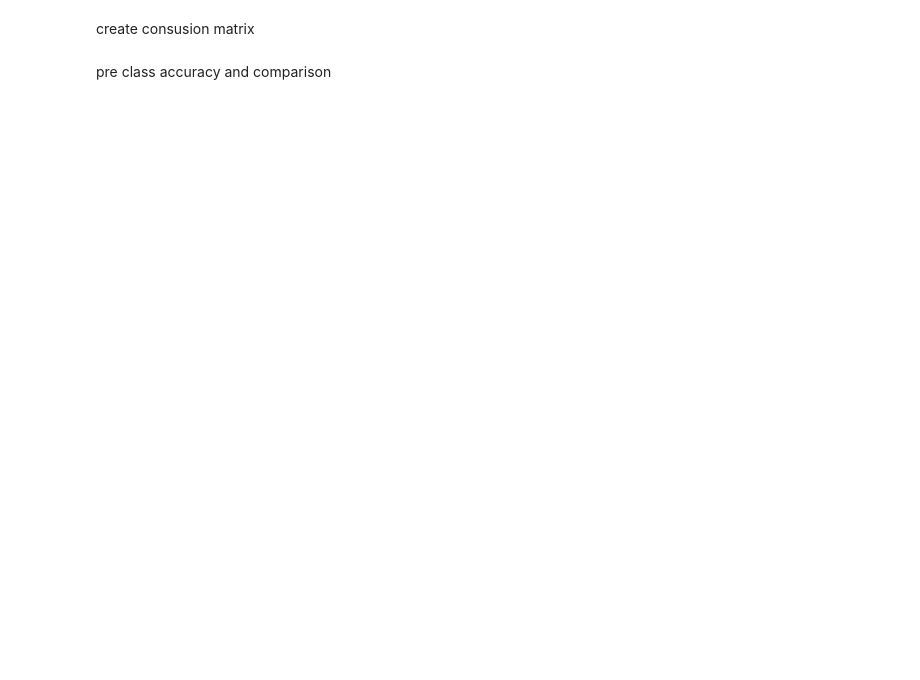
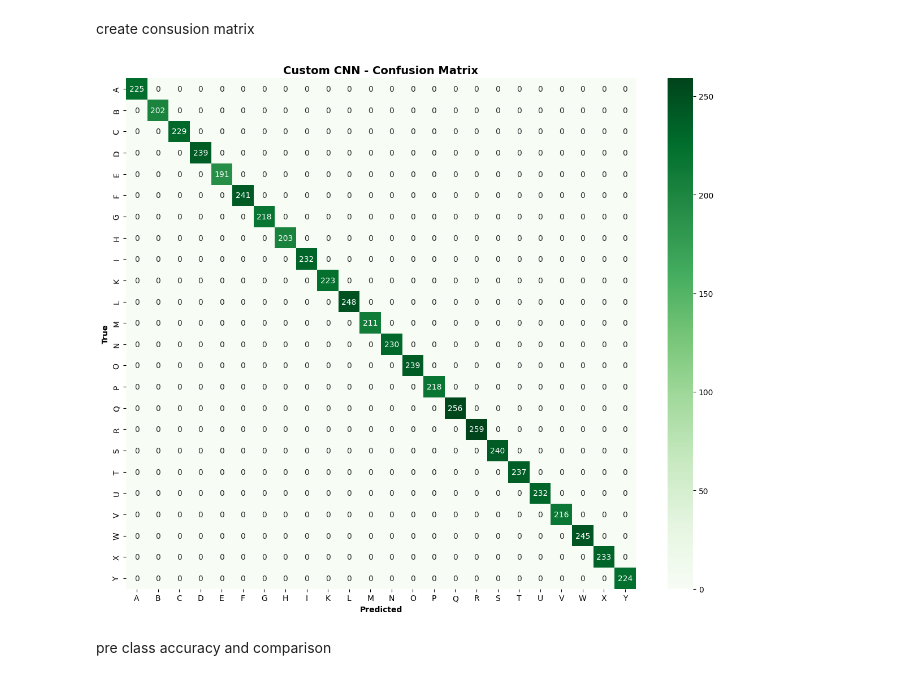
Before and after one commit to SharkFishie/CSCI323_ASL_Recognition, a Jupyter notebook: notebooks/04_Custom_CNN_Model.ipynb, the cells around one changed output. Cells and saved outputs as stored; diff of their text form; code cells hidden in the pictures; blank space fills up the shorter version.

```diff
--- a/notebooks/04_Custom_CNN_Model.ipynb
+++ b/notebooks/04_Custom_CNN_Model.ipynb
@@ -358,4 +434,23 @@ evaluate custom model, get predictions, calcualte metrics , comapre to baseline
 # %% [markdown]
 create consusion matrix
+# %%
+#confusion matrix
+cm = confusion_matrix(y_true_classes, y_pred_classes)
+
+plt.figure(figsize=(12, 10))
+letters = ['A', 'B', 'C', 'D', 'E', 'F', 'G', 'H', 'I',
+           'K', 'L', 'M', 'N', 'O', 'P', 'Q', 'R',
+           'S', 'T', 'U', 'V', 'W', 'X', 'Y']
+
+sns.heatmap(cm, annot=True, fmt='d', cmap='Greens',
+            xticklabels=letters, yticklabels=letters)
+plt.title('Custom CNN - Confusion Matrix', fontweight='bold', fontsize=14)
+plt.xlabel('Predicted', fontweight='bold')
+plt.ylabel('True', fontweight='bold')
+plt.tight_layout()
+plt.savefig('../results/figures/custom_cnn_confusion_matrix.png', dpi=300, bbox_inches='tight')
+plt.show()
+# %% [output]
+[figure, added]
 # %% [markdown]
 pre class accuracy and comparison
```
Also changed, not shown: parts of 6 cells of this notebook, 5 other files.
